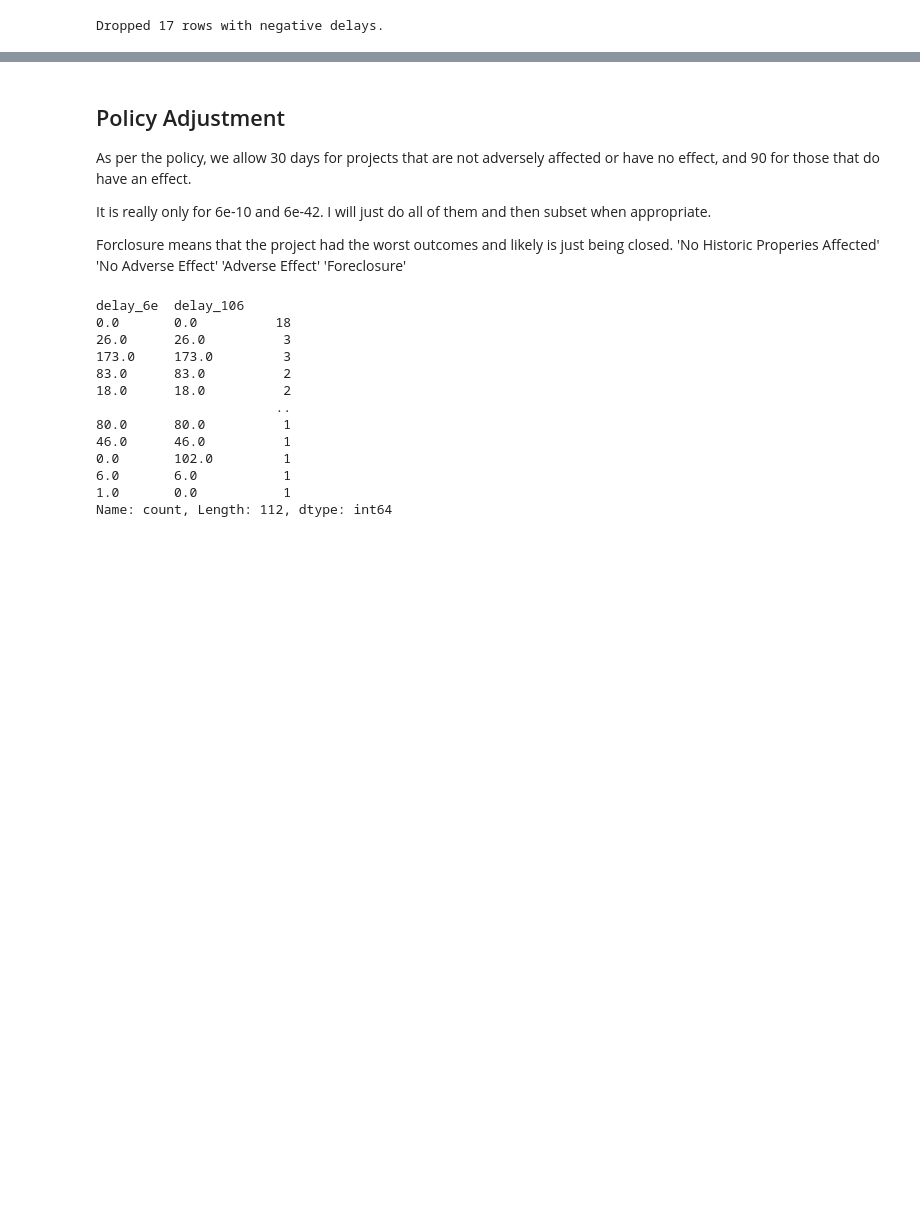
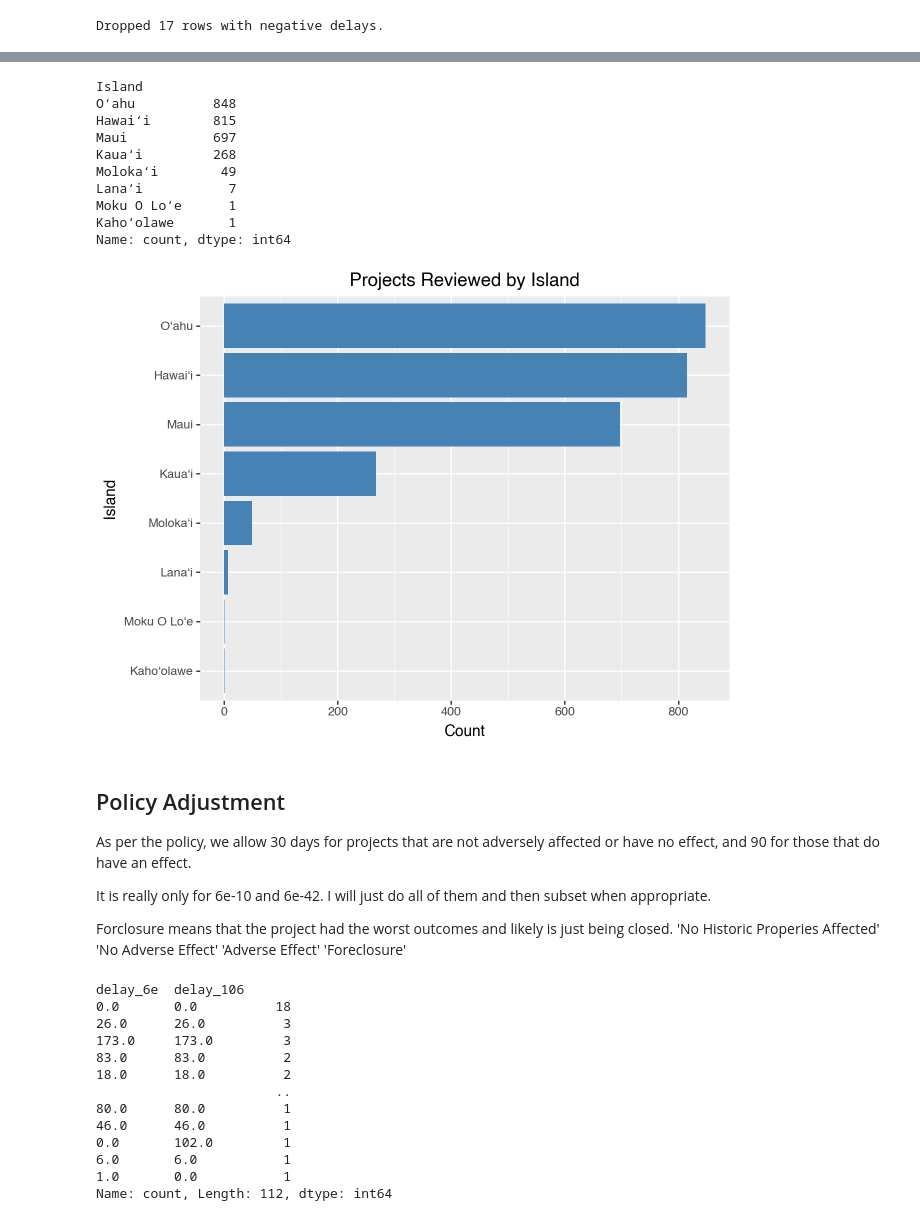
Before and after one commit to kevinphan981/maui-shpd-classification, a Jupyter notebook: src/analysis.ipynb, the cells around one changed output, grey strips where cells are left out. Cells and saved outputs as stored; diff of their text form; code cells hidden in the pictures; blank space fills up the shorter version.

```diff
--- a/src/analysis.ipynb
+++ b/src/analysis.ipynb
@@ -97,3 +148,68 @@ Dropped 17 rows with negative delays.
+# %%
+# the frequency in statutes being cited, I will need to break up the statutes var into separate categories.
+
+# from mizani.transforms import pd_sort
+
+df_clean = (
+    df['Statutes']
+    .str.split(',')             # Split by comma (no space)
+    .dropna()
+    .explode()                  # Turn list items into individual rows
+    .str.strip()                # Remove leading/trailing spaces (THE FIX)
+    .reset_index(name='Statute') # Turn Series back into a DataFrame
+)
+
+freq_statutes = (
+    ggplot(df_clean, aes("reorder(Statute,Statute, len)"))
+    + geom_bar(fill="steelblue")
+    + coord_flip() # Flips the axes so statute names are readable
+    + theme()
+    # + scale_x_discrete(limits = pd_sort(df_clean['Statute']))
+    + labs(
+        title="Frequency of Statutes",
+        x="Statute",
+        y="Count"
+    )
+)
+freq_statutes.show
+freq_statutes.save("../images/freq_statutes", dpi = 750)
+
+df_hawaii = (
+    df['Island']
+    .str.split(',')             # Split by comma (no space)
+    .dropna()
+    .explode()                  # Turn list items into individual rows
+    .str.strip()                # Remove leading/trailing spaces (THE FIX)
+    .reset_index(name='Island')
+)
+
+print(df_hawaii['Island'].value_counts())
+islands = (
+    ggplot(df_hawaii, aes("reorder(Island,Island, len)"))
+    + geom_bar(fill="steelblue")
+    + coord_flip() # Flips the axes so statute names are readable
+    + theme()
+    # + scale_x_discrete(limits = pd_sort(df_clean['Statute']))
+    + labs(
+        title="Projects Reviewed by Island",
+        x="Island",
+        y="Count"
+    )
+)
+islands.show()
+islands.save("../images/islands-freq.png", dpi = 750)
+# %% [output]
+Island
+Oʻahu          848
+Hawaiʻi        815
+Maui           697
+Kauaʻi         268
+Molokaʻi        49
+Lanaʻi           7
+Moku O Loʻe      1
+Kahoʻolawe       1
+Name: count, dtype: int64
+[figure, added]
 # %% [markdown]
 ## Policy Adjustment
 As per the policy, we allow 30 days for projects that are not adversely affected or have no effect, and 90 for those that do have an effect.
```
Also changed, not shown: parts of 16 cells of this notebook, 9 other files.
